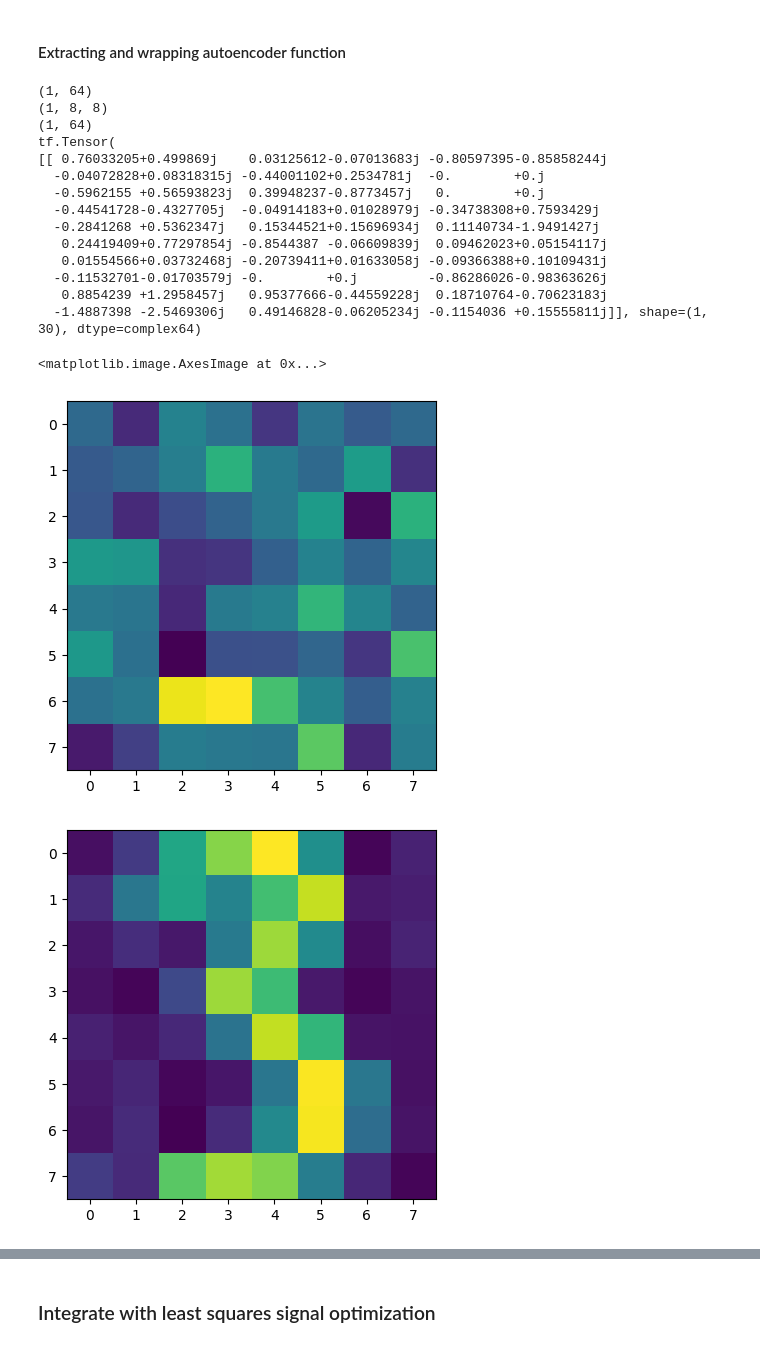
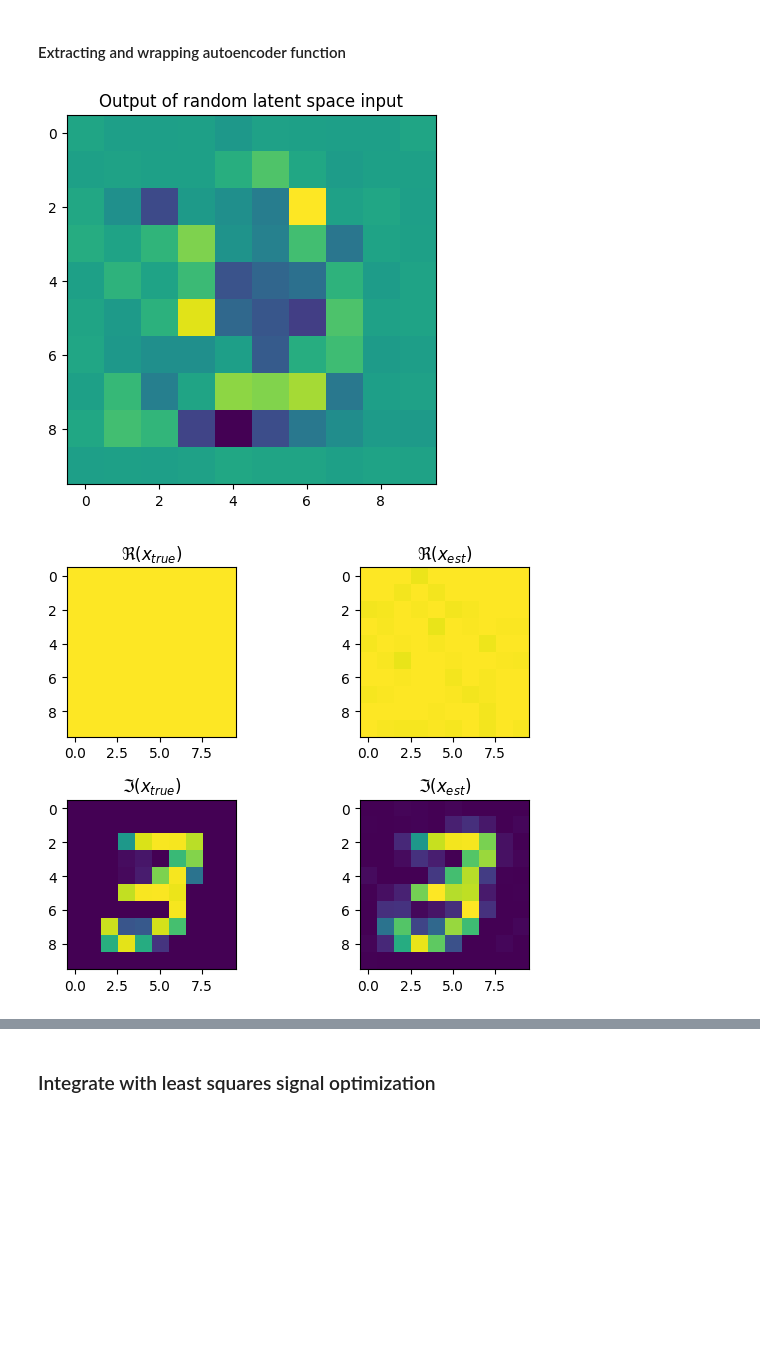
Before and after one commit to Ava99999/signal-thesis, a Jupyter notebook: complex autoencoder/main_autocomplex.ipynb, the cells around one changed output, grey strips where cells are left out. Drawn from its saved outputs; the diff is of its cells as text; code cells hidden in the pictures; blank space fills up the shorter version.

```diff
--- a/complex autoencoder/main_autocomplex.ipynb
+++ b/complex autoencoder/main_autocomplex.ipynb
@@ -104,0 +121,9 @@ tf.Tensor(
+# %%
+## set current dataset
+dataset = x_train_3_cx_small
+datatest = x_test_3_cx_small
+dataset_size = dataset[0]
+nx = dataset.shape[1]
+
+print("Shape current dataset using: ", dataset.shape)
+print("Length of side: ", nx)
@@ -195,8 +223,8 @@ train_dataset = (
     .batch(1)
 )
 
-encoder = autosetup.ComplexEncoder([45, latent_dim])
-decoder = autosetup.ComplexDecoder([45, sample_shape])
+encoder = autosetup.ComplexEncoder([50, latent_dim])
+decoder = autosetup.ComplexDecoder([50, sample_shape])
 
 # initialize layers: on first call their shape is set based on the shapes of the first data
 dummy = tf.zeros((1, sample_shape), dtype=tf.complex64)
@@ -219,14 +247,14 @@ for epoch in range(EPOCHS):
         count += 1 # this is a bit ugly
         epoch_loss += loss.numpy()
 
-        if count % (dataset_size/10) == 0:
+        if count % (int(dataset_size/10)) == 0:
             print(
                 "Training loss (for one sample) at sample %d: %.4f"
                 % (count, float(loss))
             )
 
     avg_loss = epoch_loss/(dataset_size)
-    print(f"Epoch {epoch+1} | Loss: {avg_loss:.5f} | Max grad norm: ") # {max_grad_norm:.2f} TODO
+    print(f"Epoch {epoch+1} | Loss: {avg_loss:.5f}")
     print("Time taken: %.2fs" % (time.time() - start_time))
 # %% [output]
 <class 'tensorflow.python.data.ops.batch_op._BatchDataset'>
@@ -313,48 +341,27 @@ decoder = model_from_load.decoder
 # %% [markdown]
 #### Extracting and wrapping autoencoder function
 # %%
-# random input looks like this
-z_random = np.random.normal(size=(1,30))
+## testing the quality of the encoder decoder
+# random output
+z_random = np.random.normal(size=(1,latent_dim))
 test_z = decoder(z_random) #test_z is a tf
-print(test_z.shape)
-
-show_z = tf.reshape(test_z, (1,8,8))
-print(show_z.shape)
-
+show_z = tf.reshape(test_z, (1,nx,nx))
 im_z = tf.math.imag(show_z)
 
 plt.figure()
+plt.title("Output of random latent space input")
 plt.imshow(im_z[0])
 
-# an encoded digit looks like this
-x_testing = tf.reshape(X_tf[-1], [1,-1])
-print(x_testing.shape)
-print(y)
+# comparing training image with result of decoder
+x_testing = tf.reshape(dataset[0], [1,-1])
 y = encoder(x_testing)
-
 x_recon = decoder(y)
 im_x = tf.math.imag(tf.reshape(x_recon, (1,nx,nx)))
 
-plt.figure()
-plt.imshow(im_x[0])
+x_plottable = dataset[0].numpy().flatten()
+x_plot_recon = x_recon.numpy().flatten()
 
-plt.figure()
-plt.imshow(tf.math.imag(tf.reshape(x_testing, (1,nx,nx)))[0])
+plot_result(x_plottable, x_plot_recon)
 # %% [output]
-(1, 64)
-(1, 8, 8)
-(1, 64)
-tf.Tensor(
-[[ 0.76033205+0.499869j    0.03125612-0.07013683j -0.80597395-0.85858244j
-  -0.04072828+0.08318315j -0.44001102+0.2534781j  -0.        +0.j
-  -0.5962155 +0.56593823j  0.39948237-0.8773457j   0.        +0.j
-  -0.44541728-0.4327705j  -0.04914183+0.01028979j -0.34738308+0.7593429j
-  -0.2841268 +0.5362347j   0.15344521+0.15696934j  0.11140734-1.9491427j
-   0.24419409+0.77297854j -0.8544387 -0.06609839j  0.09462023+0.05154117j
-   0.01554566+0.03732468j -0.20739411+0.01633058j -0.09366388+0.10109431j
-  -0.11532701-0.01703579j -0.        +0.j         -0.86286026-0.98363626j
-   0.8854239 +1.2958457j   0.95377666-0.44559228j  0.18710764-0.70623183j
-  -1.4887398 -2.5469306j   0.49146828-0.06205234j -0.1154036 +0.15555811j]], shape=(1, 30), dtype=complex64)
-<matplotlib.image.AxesImage at 0x...>
-[figure, old version]
+[figure, new version]
-[figure, old version]
+[figure, new version]
```
Also changed, not shown: parts of 23 cells of this notebook, 13 other files.
